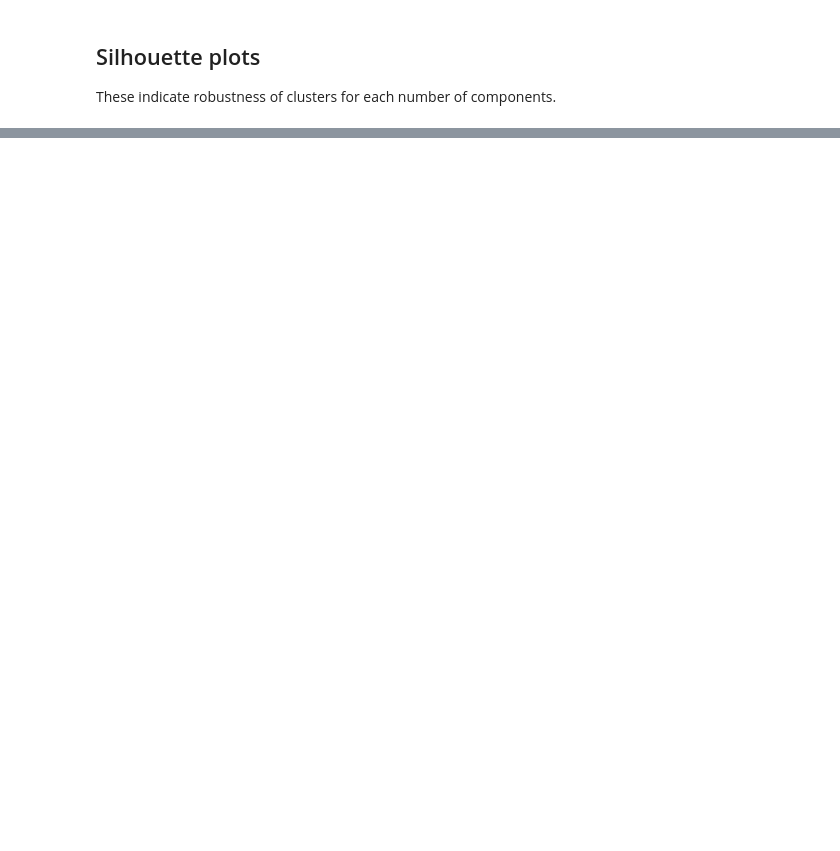
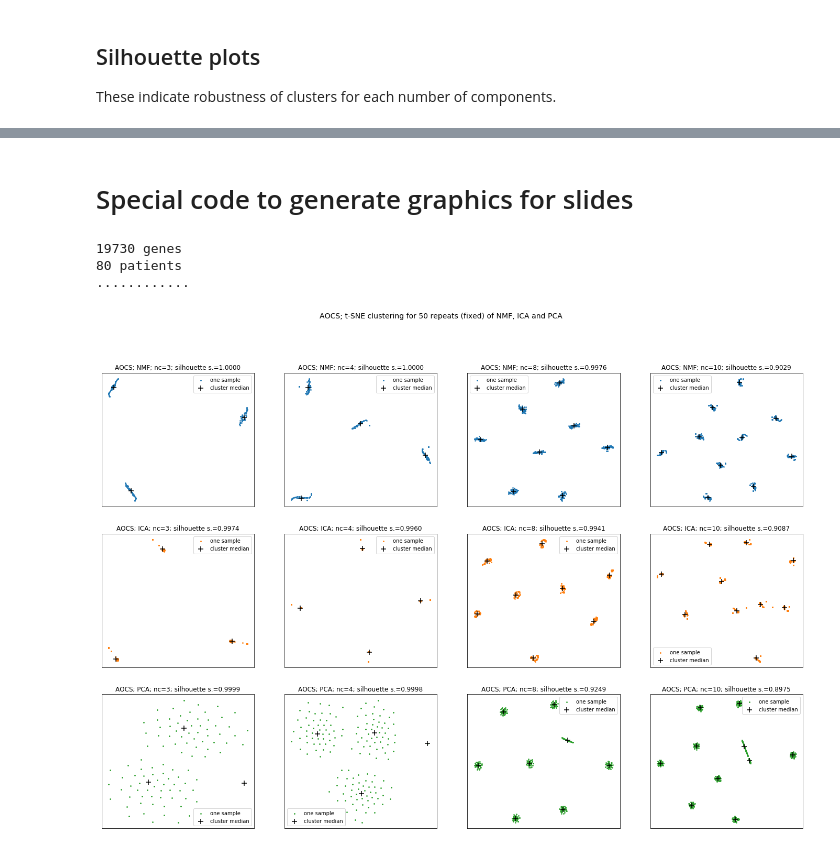
Before and after one commit to marcou/HgsocTromics, a Jupyter notebook: Notebooks/factor_clustering_results.ipynb, the cells around one changed output, grey strips where cells are left out. Cells and saved outputs as stored; diff of their text form; code cells hidden in the pictures; blank space fills up the shorter version.

```diff
--- a/Notebooks/factor_clustering_results.ipynb
+++ b/Notebooks/factor_clustering_results.ipynb
@@ -17,12 +17,12 @@ $V_t = W_tH_t $
 # %% [markdown]
 ## Perform multiple bootstrap repeat calculations of ICA, NMF and PCA and look at clustering
 # %%
-possible_datasets = {1: 'Mini_Expression',
-                     2: 'AOCS_Protein_Expression',
+possible_datasets = {1: 'Mini_Test',
+                     2: 'AOCS_Protein',
                      3: 'TCGA_OV_VST',
-                     4: 'Canon_Sample_n200'}
+                     4: 'Canon_N200'}
 
-fc = FactorClustering(possible_datasets[3], n_repeats=50, method='bootstrap')
+fc = FactorClustering(possible_datasets[2], n_repeats=50, method='bootstrap')
 print("Starting analysis for", fc.basename)
 print("Method:", fc.method)
 
@@ -64,3 +85,5 @@ if True:
 # %%
 if False:
     fc.investigate_multiple_cluster_statistics(nc_list)
+# %% [markdown]
+# Special code to generate graphics for slides
@@ -66,0 +105,9 @@ if False:
+# %%
+fc = FactorClustering(possible_datasets[2], n_repeats=50, method='fixed')
+fc.read_expression_matrix()
+fc.special_plot_1([3, 4, 8, 10])
+# %% [output]
+19730 genes
+80 patients
+............
+[figure, added]
```
Also changed, not shown: parts of 19 cells of this notebook, 9 other files.
